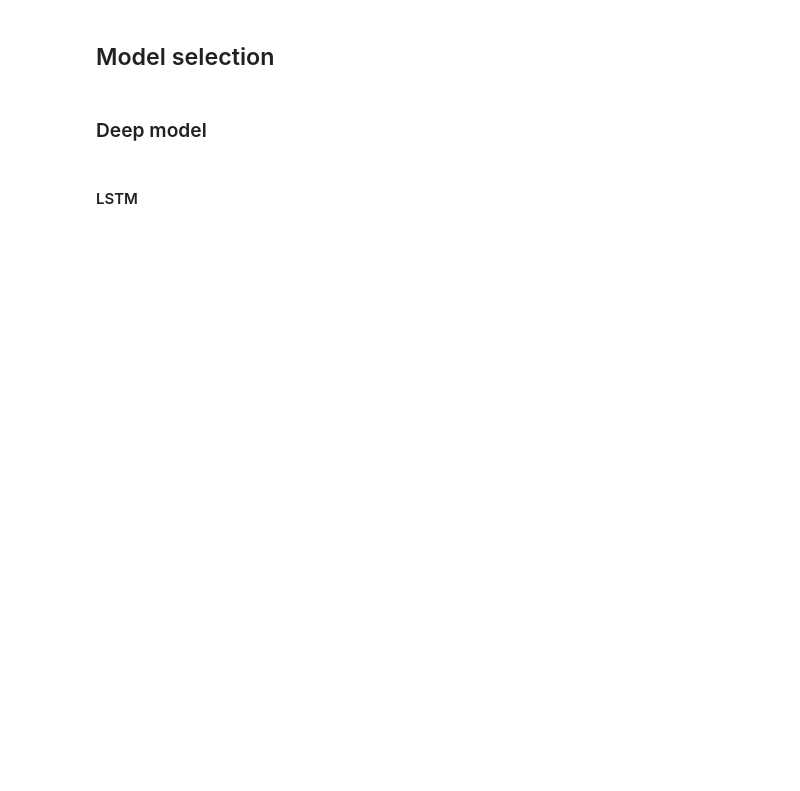
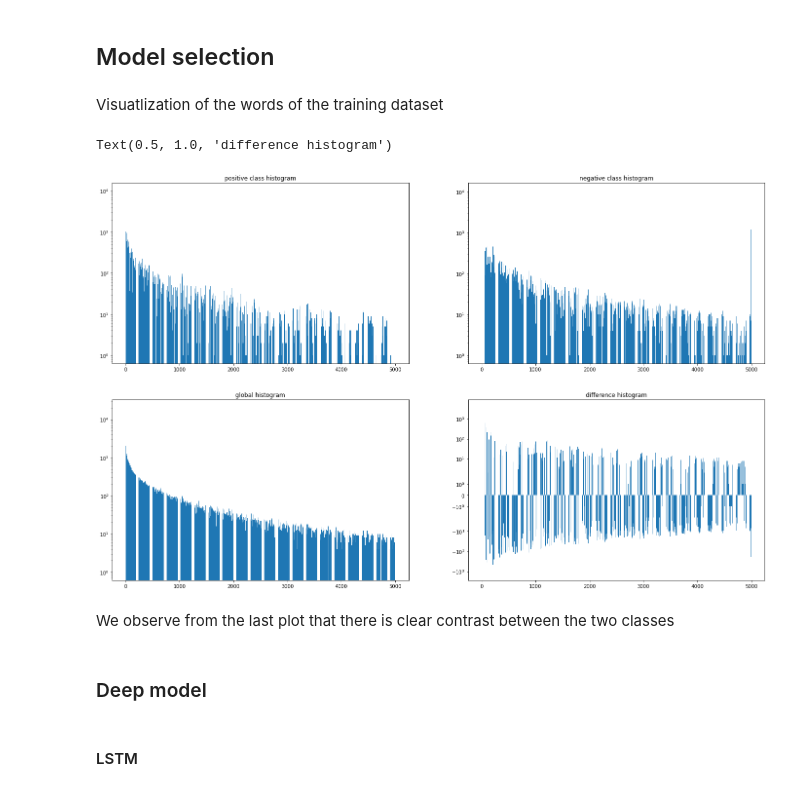
Before and after one commit to ayoubhammal/notebooks_tp_iarn, a Jupyter notebook: projet/spam_ham_classifier.ipynb, the cells around one changed output. Cells and saved outputs as stored; diff of their text form; code cells hidden in the pictures; blank space fills up the shorter version.

```diff
--- a/projet/spam_ham_classifier.ipynb
+++ b/projet/spam_ham_classifier.ipynb
@@ -211,3 +252,45 @@ test_dataloader = DataLoader(test_dataset, batch_size=16, shuffle=True, collate_
+# %% [markdown]
+Visuatlization of the words of the training dataset
+# %%
+# plotting words histogram on logarithmic scale
+hist = np.zeros((vocabulary_size,))
+pos_hist = np.zeros((vocabulary_size,))
+neg_hist = np.zeros((vocabulary_size,))
+for x, y in train_dataset:
+    for word in x:
+        hist[int(word.item()) - 1] += 1
+        if y == 0:
+            neg_hist[int(word.item()) - 1] += 1
+        else:
+            pos_hist[int(word.item()) - 1] += 1
+
+plt.figure(figsize=(24, 15))
+
+
+plt.subplot(2, 2, 1)
+plt.bar(list(range(vocabulary_size)), pos_hist)
+plt.yscale('log')
+plt.title("positive class histogram")
+
+plt.subplot(2, 2, 2)
+plt.bar(list(range(vocabulary_size)), neg_hist)
+plt.yscale('log')
+plt.title("negative class histogram")
+
+plt.subplot(2, 2, 3)
+plt.bar(list(range(vocabulary_size)), hist)
+plt.yscale('log')
+plt.title("global histogram")
+
+plt.subplot(2, 2, 4)
+plt.bar(list(range(vocabulary_size)), pos_hist - neg_hist)
+plt.yscale("symlog")
+plt.title("difference histogram")
+# %% [output]
+Text(0.5, 1.0, 'difference histogram')
+[figure, added]
+# %% [markdown]
+We observe from the last plot that there is clear contrast between the two classes
 # %% [markdown]
 ### Deep model
 # %% [markdown]
```
Also changed, not shown: parts of 54 cells of this notebook, 1 other file.
